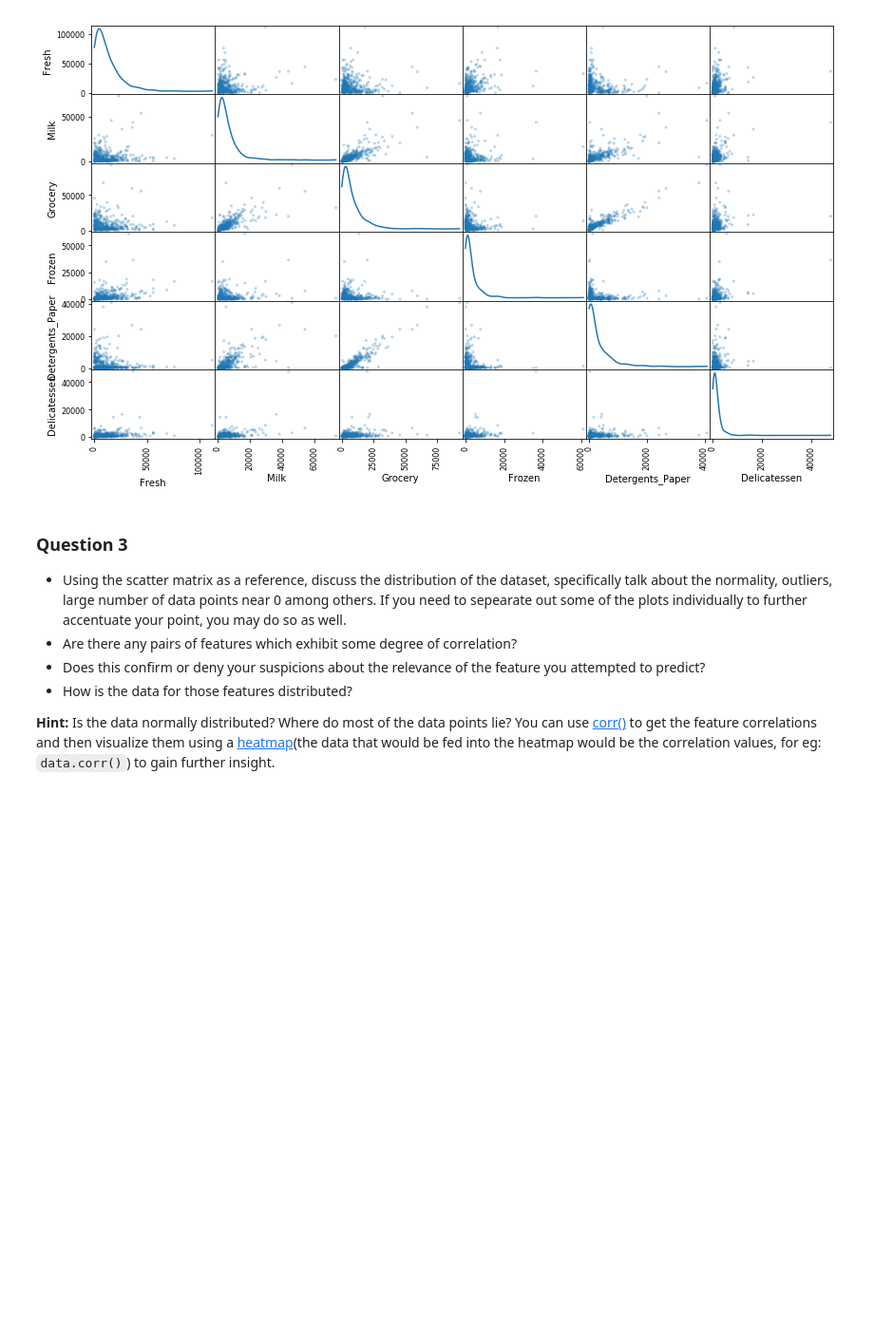
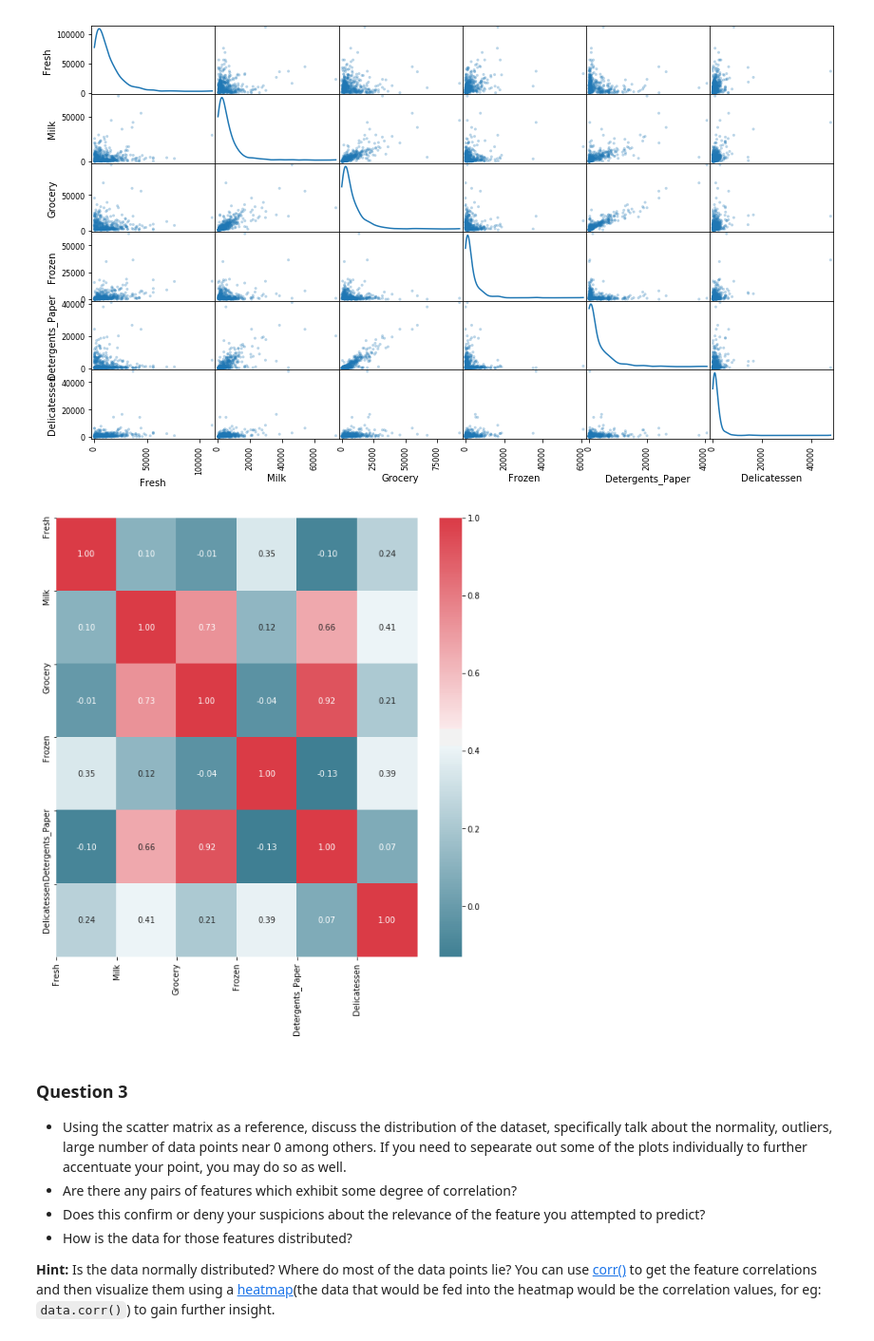
Before and after one commit to alexerfurt/machine-learning, a Jupyter notebook: projects/customer_segments/customer_segments.ipynb, the cells around one changed output. Shown: that part at 95% size. Cells and saved outputs as stored; diff of their text form; code cells hidden in the pictures; blank space fills up the shorter version.

```diff
--- a/projects/customer_segments/customer_segments.ipynb
+++ b/projects/customer_segments/customer_segments.ipynb
@@ -155,3 +150,25 @@ pd.scatter_matrix(data, alpha = 0.3, figsize = (14,8), diagonal = 'kde');
+# %%
+#Feature Correlation & Heatmap
+import matplotlib.pyplot as plt
+import seaborn as sns
+
+corr = data.corr()
+#Plot figsize
+fig, ax = plt.subplots(figsize=(10, 10))
+#Generate Color Map, red & blue
+colormap = sns.diverging_palette(220, 10, as_cmap=True)
+#Generate Heat Map, allow annotations and place floats in map
+sns.heatmap(corr, cmap=colormap, annot=True, fmt=".2f")
+#Apply xticks
+plt.xticks(range(len(corr.columns)), corr.columns);
+#Apply yticks
+plt.yticks(range(len(corr.columns)), corr.columns)
+#show plot
+plt.show()
+
+#Source: https://www.linkedin.com/pulse/generating-correlation-heatmaps-seaborn-python-andrew-holt
+# %% [output]
+[figure, added]
 # %% [markdown]
 ### Question 3
 * Using the scatter matrix as a reference, discuss the distribution of the dataset, specifically talk about the normality, outliers, large number of data points near 0 among others. If you need to sepearate out some of the plots individually to further accentuate your point, you may do so as well.
```
Also changed, not shown: parts of 12 cells of this notebook.
